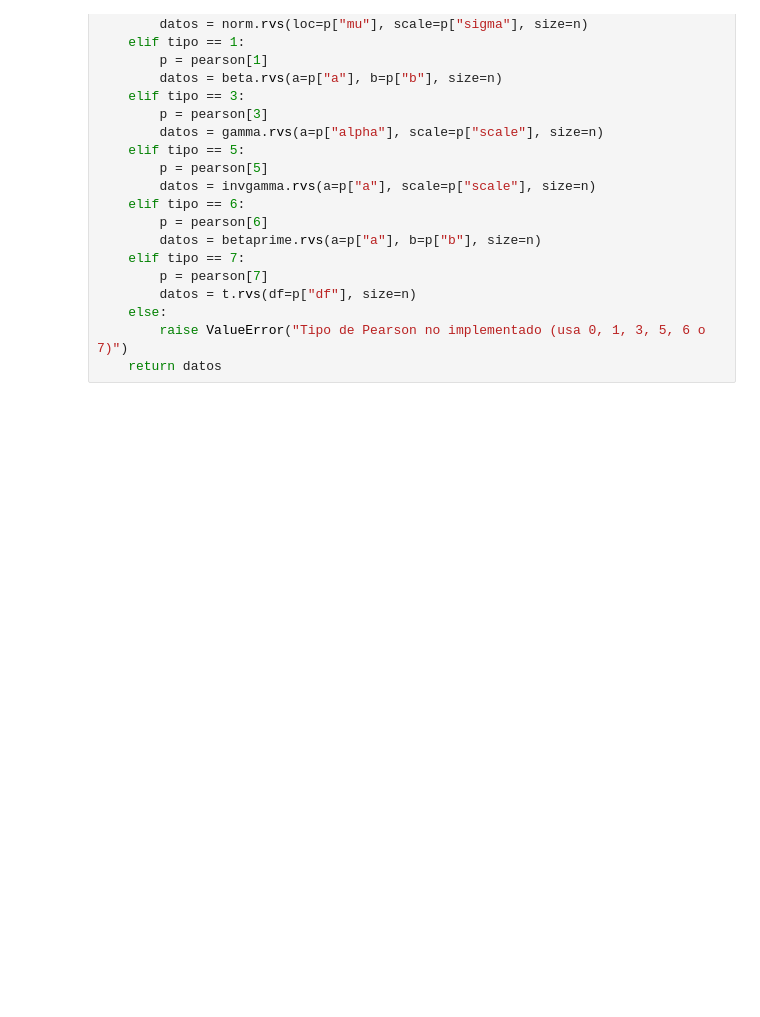
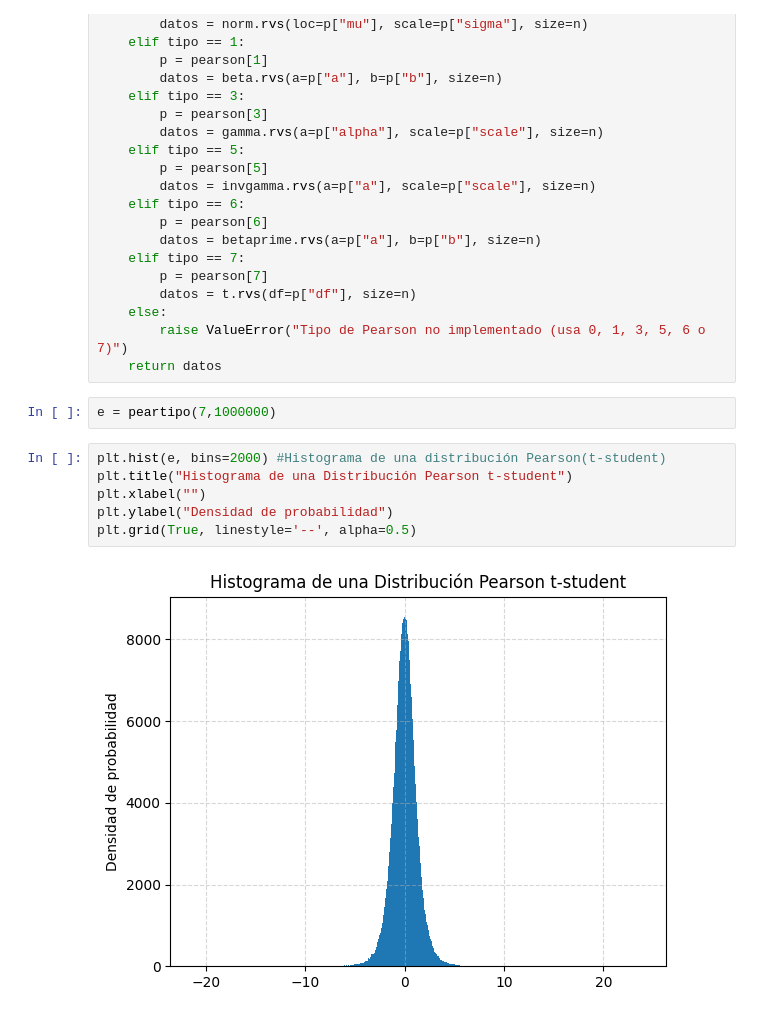
Before and after one commit to ClementeGarcia/Simulaci-n-1, a Jupyter notebook: Catalogo.ipynb, the cells around one changed output. Cells and saved outputs as stored; diff of their text form; blank space fills up the shorter version.

```diff
--- a/Catalogo.ipynb
+++ b/Catalogo.ipynb
@@ -926,3 +928,13 @@ def peartipo(tipo, n):
     else:
         raise ValueError("Tipo de Pearson no implementado (usa 0, 1, 3, 5, 6 o 7)")
     return datos
+# %%
+e = peartipo(7,1000000)
+# %%
+plt.hist(e, bins=2000) #Histograma de una distribución Pearson(t-student)
+plt.title("Histograma de una Distribución Pearson t-student")
+plt.xlabel("")
+plt.ylabel("Densidad de probabilidad")
+plt.grid(True, linestyle='--', alpha=0.5)
+# %% [output]
+[figure, added]
```
Also changed, not shown: parts of 45 cells of this notebook.
